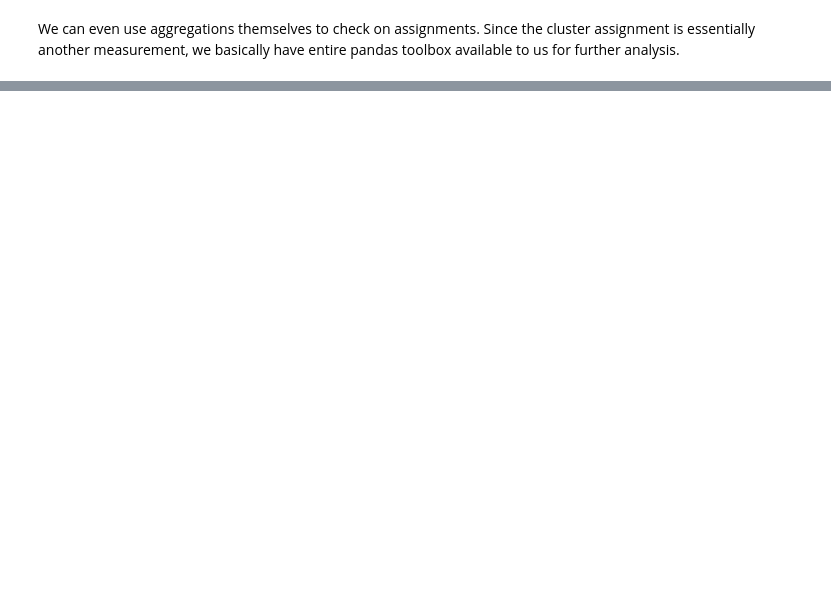
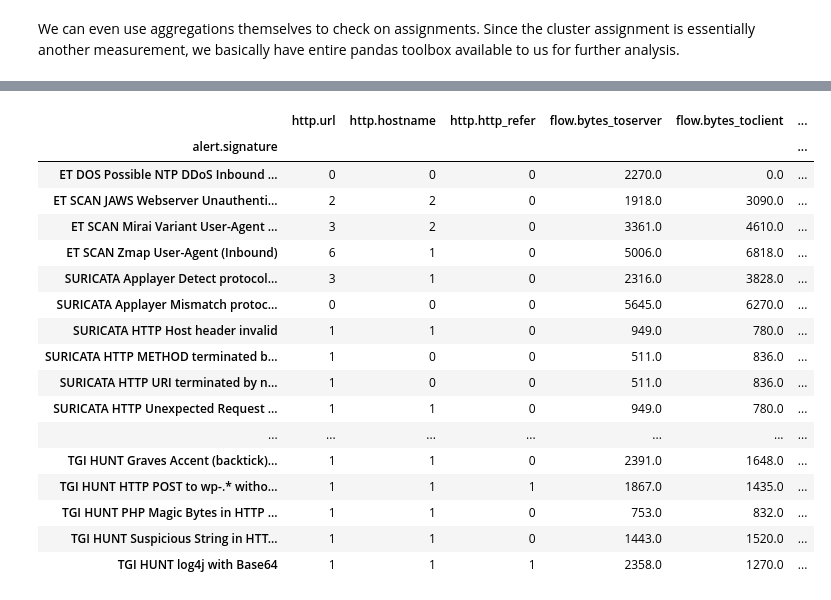
Before and after one commit to markuskont/suricata-analytics-1, a Jupyter notebook: jupyter/Notebooks/JupyterPlaybooksForSuricata.ipynb, the cells around one changed output, grey strips where cells are left out. Cells and saved outputs as stored; diff of their text form; code cells hidden in the pictures; blank space fills up the shorter version.

```diff
--- a/jupyter/Notebooks/JupyterPlaybooksForSuricata.ipynb
+++ b/jupyter/Notebooks/JupyterPlaybooksForSuricata.ipynb
@@ -1180,0 +1303,46 @@ DF_FLOW.plot.scatter(x="flow.pkts_toserver", y="flow.pkts_toclient", ax=axes[1],
+# %%
+DF_ALERT = DF.loc[DF.event_type == "alert"].dropna(how="all", axis=1)
+# %%
+DF_MERGED_ALERTS = (
+    DF_ALERT[[
+        c for c in list(DF_ALERT.columns.values)
+        if "flow." not in c]]
+    .merge(DF_FLOW,
+           left_on="flow_id",
+           right_on="flow_id")
+)
+# %%
+DF_AGG_ALERTS_MERGED = (
+    DF_MERGED_ALERTS
+    .groupby("alert.signature")
+    .agg({
+        "http.url": "nunique",
+        "http.hostname": "nunique",
+        "http.http_refer": "nunique",
+        "flow.bytes_toserver": "sum",
+        "flow.bytes_toclient": "sum",
+        "flow.pkts_toserver": "sum",
+        "flow.pkts_toclient": "sum",
+    })
+)
+# %%
+DF_AGG_ALERTS_MERGED
+# %% [output]
+|  | http.url | http.hostname | http.http_refer | flow.bytes_toserver | flow.bytes_toclient | ... |
+| alert.signature |  |  |  |  |  | ... |
+| ET DOS Possible NTP DDoS Inbound ... | 0 | 0 | 0 | 2270.0 | 0.0 | ... |
+| ET SCAN JAWS Webserver Unauthenti... | 2 | 2 | 0 | 1918.0 | 3090.0 | ... |
+| ET SCAN Mirai Variant User-Agent ... | 3 | 2 | 0 | 3361.0 | 4610.0 | ... |
+| ET SCAN Zmap User-Agent (Inbound) | 6 | 1 | 0 | 5006.0 | 6818.0 | ... |
+| SURICATA Applayer Detect protocol... | 3 | 1 | 0 | 2316.0 | 3828.0 | ... |
+| SURICATA Applayer Mismatch protoc... | 0 | 0 | 0 | 5645.0 | 6270.0 | ... |
+| SURICATA HTTP Host header invalid | 1 | 1 | 0 | 949.0 | 780.0 | ... |
+| SURICATA HTTP METHOD terminated b... | 1 | 0 | 0 | 511.0 | 836.0 | ... |
+| SURICATA HTTP URI terminated by n... | 1 | 0 | 0 | 511.0 | 836.0 | ... |
+| SURICATA HTTP Unexpected Request ... | 1 | 1 | 0 | 949.0 | 780.0 | ... |
+| ... | ... | ... | ... | ... | ... | ... |
+| TGI HUNT Graves Accent (backtick)... | 1 | 1 | 0 | 2391.0 | 1648.0 | ... |
+| TGI HUNT HTTP POST to wp-.* witho... | 1 | 1 | 1 | 1867.0 | 1435.0 | ... |
+| TGI HUNT PHP Magic Bytes in HTTP ... | 1 | 1 | 0 | 753.0 | 832.0 | ... |
+| TGI HUNT Suspicious String in HTT... | 1 | 1 | 0 | 1443.0 | 1520.0 | ... |
+| TGI HUNT log4j with Base64 | 1 | 1 | 1 | 2358.0 | 1270.0 | ... |
```
Also changed, not shown: parts of 53 cells of this notebook.
